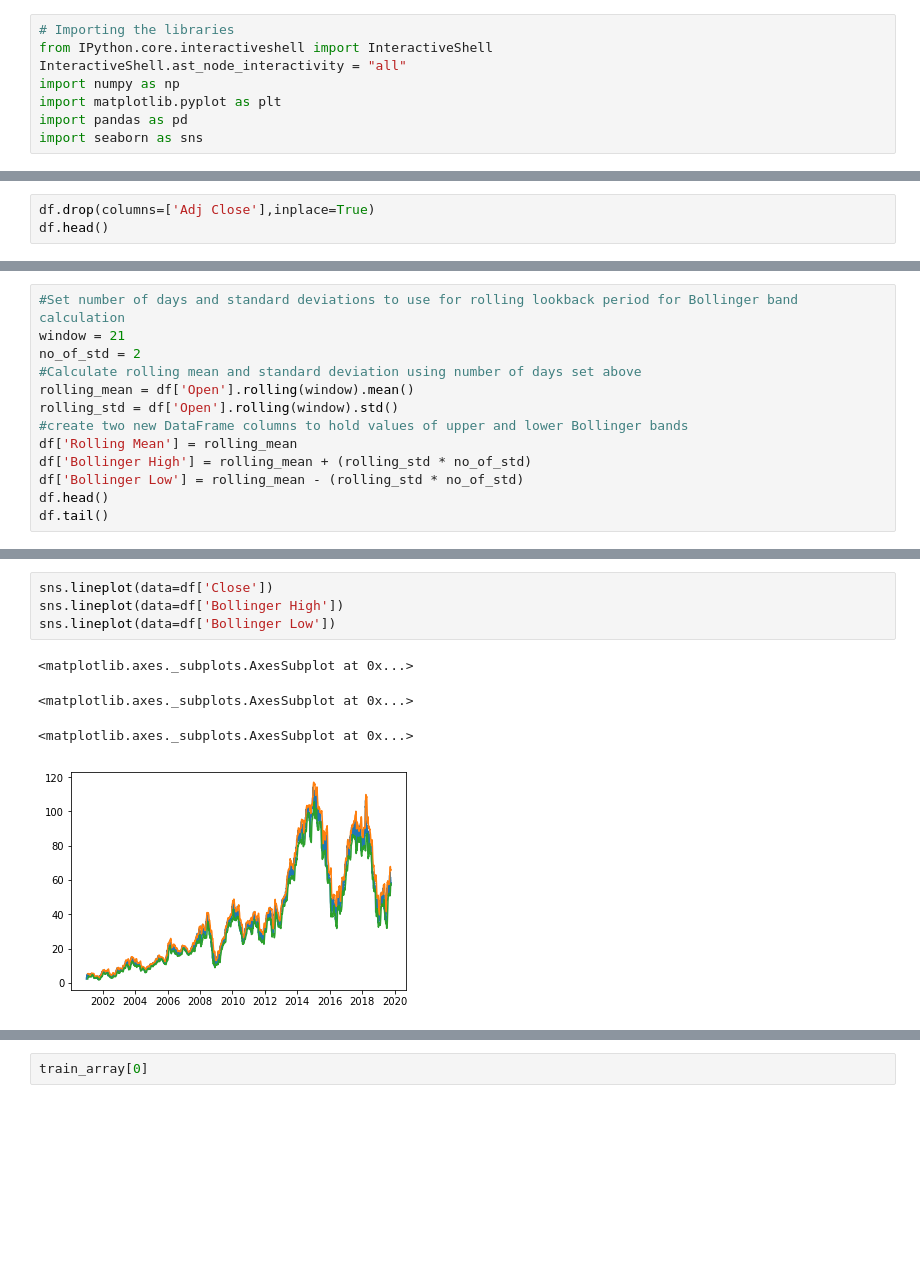
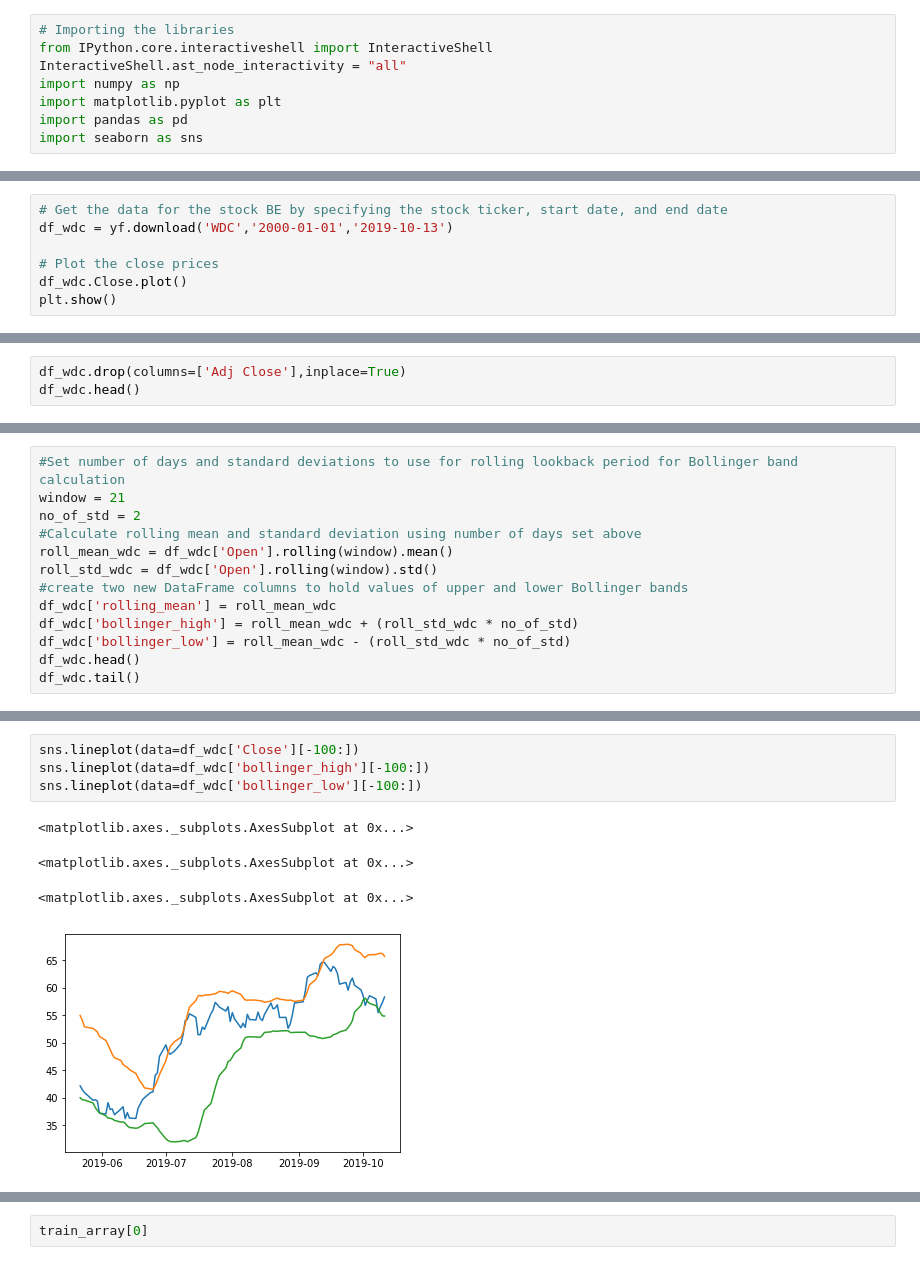
Before and after one commit to ravi-gopalan/lstm_analyses, a Jupyter notebook: lstm_prediction_WDC.ipynb, the cells around one changed output, grey strips where cells are left out. Cells and saved outputs as stored; diff of their text form; blank space fills up the shorter version.

```diff
--- a/lstm_prediction_WDC.ipynb
+++ b/lstm_prediction_WDC.ipynb
@@ -42,0 +63,7 @@ memory usage: 258.1 KB
+# %%
+# Get the data for the stock BE by specifying the stock ticker, start date, and end date
+df_wdc = yf.download('WDC','2000-01-01','2019-10-13')
+
+# Plot the close prices
+df_wdc.Close.plot()
+plt.show()
@@ -75,6 +115,6 @@ df.head()
 # %%
-df.drop(columns=['Adj Close'],inplace=True)
-df.head()
+df_wdc.drop(columns=['Adj Close'],inplace=True)
+df_wdc.head()
 # %% [output]
 |  | Open | High | Low | Close | Volume |
 | Date |  |  |  |  |  |
@@ -88,12 +128,12 @@ df.head()
 window = 21
 no_of_std = 2
 #Calculate rolling mean and standard deviation using number of days set above
-rolling_mean = df['Open'].rolling(window).mean()
-rolling_std = df['Open'].rolling(window).std()
+roll_mean_wdc = df_wdc['Open'].rolling(window).mean()
+roll_std_wdc = df_wdc['Open'].rolling(window).std()
 #create two new DataFrame columns to hold values of upper and lower Bollinger bands
-df['Rolling Mean'] = rolling_mean
-df['Bollinger High'] = rolling_mean + (rolling_std * no_of_std)
-df['Bollinger Low'] = rolling_mean - (rolling_std * no_of_std)
-df.head()
-df.tail()
+df_wdc['rolling_mean'] = roll_mean_wdc
+df_wdc['bollinger_high'] = roll_mean_wdc + (roll_std_wdc * no_of_std)
+df_wdc['bollinger_low'] = roll_mean_wdc - (roll_std_wdc * no_of_std)
+df_wdc.head()
+df_wdc.tail()
 # %% [output]
@@ -154,9 +206,9 @@ Name: 2019-02-28 00:00:00, dtype: float64
 # %%
-sns.lineplot(data=df['Close'])
-sns.lineplot(data=df['Bollinger High'])
-sns.lineplot(data=df['Bollinger Low'])
+sns.lineplot(data=df_wdc['Close'][-100:])
+sns.lineplot(data=df_wdc['bollinger_high'][-100:])
+sns.lineplot(data=df_wdc['bollinger_low'][-100:])
 # %% [output]
 <matplotlib.axes._subplots.AxesSubplot at 0x...>
 <matplotlib.axes._subplots.AxesSubplot at 0x...>
 <matplotlib.axes._subplots.AxesSubplot at 0x...>
-[figure, old version]
+[figure, new version]
```
Also changed, not shown: parts of 48 cells of this notebook.
